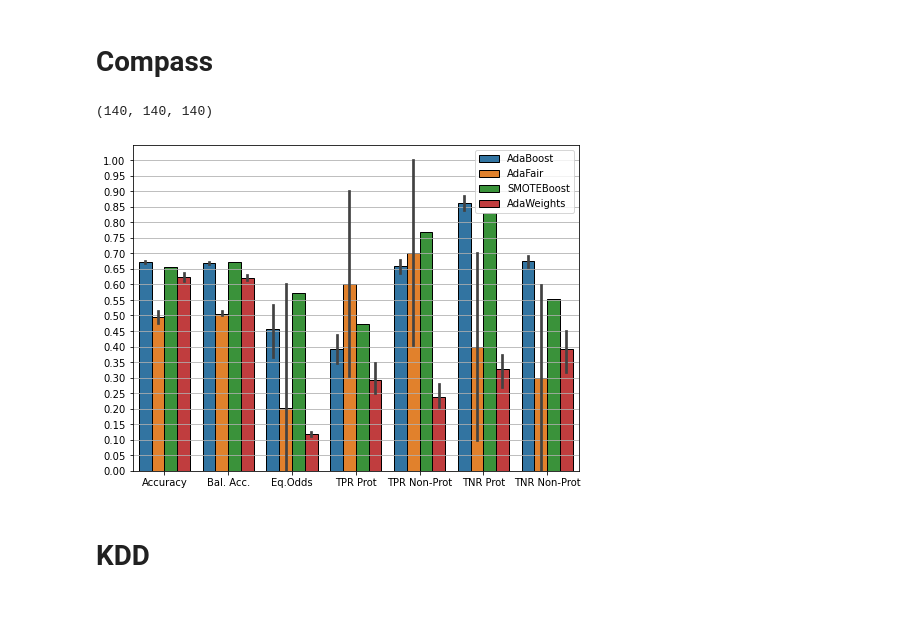
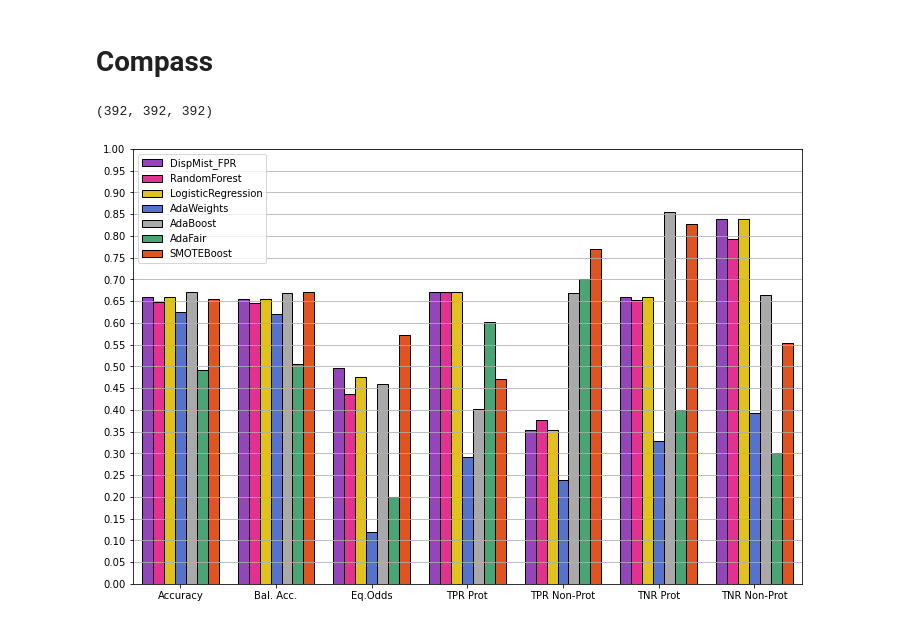
Before and after one commit to aaptss/sk_ml22_fairness_project, a Jupyter notebook: visualization.ipynb, the cells around one changed output. Saved outputs shown, nothing was run; the diff lists cells and outputs as text; code cells hidden in the pictures.

```diff
--- a/visualization.ipynb
+++ b/visualization.ipynb
@@ -85,27 +105,32 @@ adaweights_results = {'name': ['Accuracy', 'Bal. Acc.', 'Eq.Odds', 'TPR Prot', '
+# %%
+adaweights_results = load_dict_from_file('AdaWeights/metrics_compass.txt')
+# %%
+zafar_results = load_dict_from_file('disparate_mistreatment/metrics_compass.txt')
 # %%
-metrics = adaweights_results
+metrics = zafar_results
-# %%
-len(metrics['name']), len(metrics['value']), len(metrics['model'])
-# %% [output]
-(140, 140, 140)
 # %%
+metrics['name'] += adaweights_results['name']
 metrics['name'] += adafair_results['name']
 metrics['name'] += smote_results['name']
 
+metrics['value'] += adaweights_results['value']
 metrics['value'] += adafair_results['value']
 metrics['value'] += smote_results['value']
 
+metrics['model'] += adaweights_results['model']
 metrics['model'] += adafair_results['model']
 metrics['model'] += smote_results['model']
+# %%
+len(metrics['name']), len(metrics['value']), len(metrics['model'])
+# %% [output]
+(392, 392, 392)
 # %%
-plt.figure(figsize=(8,6))
+plt.figure(figsize=(12,8))
 
 width = 0.2
-sns.barplot(x=metrics['name'], y=metrics['value'], hue=metrics['model'], edgecolor='k')
+sns.barplot(x=metrics['name'], y=metrics['value'], hue=metrics['model'], palette=palette, ci=None, edgecolor='k')
 plt.grid(axis='y')
 plt.legend()
 plt.yticks(np.linspace(0, 1, 21));
 # %% [output]
-[figure, old version]
+[figure, new version]
-# %% [markdown]
-# KDD
```
Also changed, not shown: parts of 33 cells of this notebook, 4 other files.
